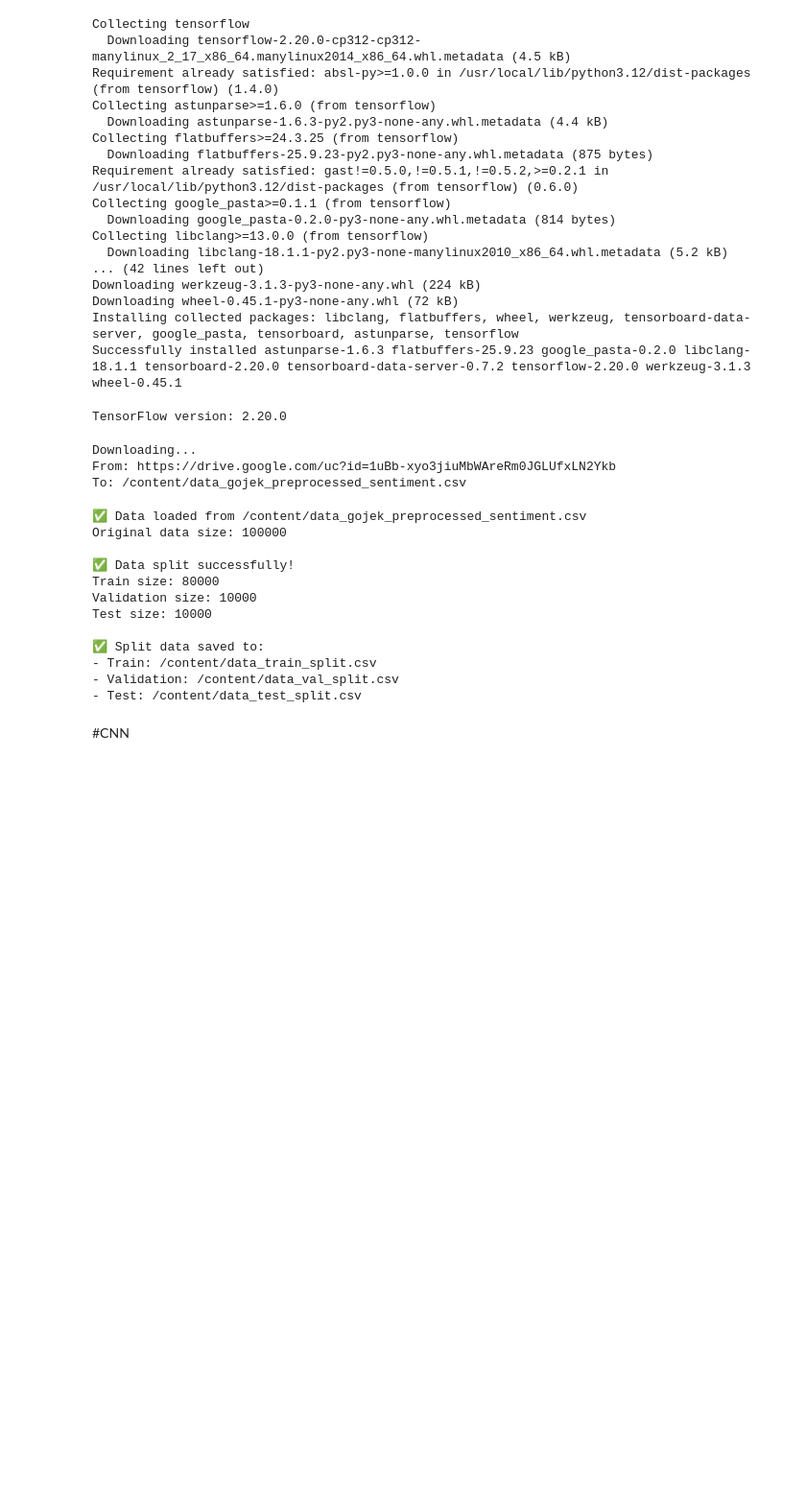
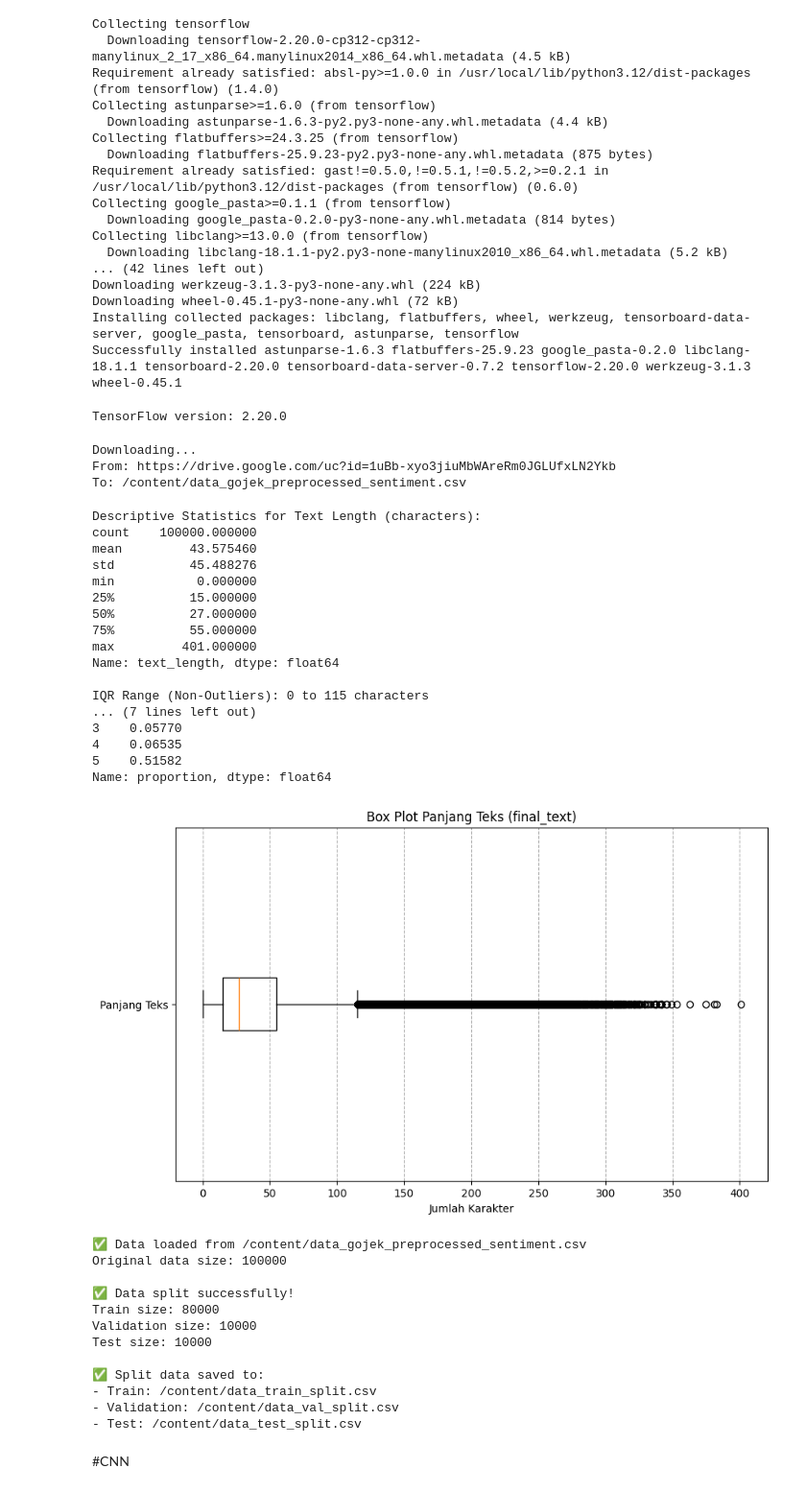
Before and after one commit to keripikkaneboo/bigdata, a Jupyter notebook: Code/Modelling.ipynb, the cells around one changed output. Shown: that part at 96% size. Cells and saved outputs as stored; diff of their text form; code cells hidden in the pictures; blank space fills up the shorter version.

```diff
--- a/Code/Modelling.ipynb
+++ b/Code/Modelling.ipynb
@@ -32,5 +32,56 @@ TensorFlow version: 2.20.0
 Downloading...
 From: https://drive.google.com/uc?id=1uBb-xyo3jiuMbWAreRm0JGLUfxLN2Ykb
 To: /content/data_gojek_preprocessed_sentiment.csv
+# %%
+import pandas as pd
+import matplotlib.pyplot as plt
+import numpy as np
+
+df = pd.read_csv("/content/data_gojek_preprocessed_sentiment.csv")
+df['final_text'] = df['final_text'].fillna('')
+df['text_length'] = df['final_text'].apply(len)
+
+Q1 = df['text_length'].quantile(0.25)
+Q3 = df['text_length'].quantile(0.75)
+IQR = Q3 - Q1
+upper_bound = Q3 + 1.5 * IQR
+lower_bound = Q1 - 1.5 * IQR
+
+print(f"Descriptive Statistics for Text Length (characters):\n{df['text_length'].describe()}")
+print(f"\nIQR Range (Non-Outliers): {max(0, lower_bound):.0f} to {upper_bound:.0f} characters")
+
+outliers_count = df[(df['text_length'] > upper_bound) | (df['text_length'] < lower_bound)].shape[0]
+print(f"Jumlah outliers berdasarkan Box Plot (IQR rule): {outliers_count} ulasan")
+print(f"Persentase outliers: {outliers_count / df.shape[0] * 100:.2f}%")
+
+plt.figure(figsize=(10, 6))
+plt.boxplot(df['text_length'], vert=False)
+plt.title('Box Plot Panjang Teks (final_text)')
+plt.xlabel('Jumlah Karakter')
+plt.yticks([1], ['Panjang Teks'])
+plt.grid(True, axis='x', linestyle='--')
+plt.savefig('text_length_boxplot.png')
+
+print("\nDistribusi Score Rating (1-5):")
+print(df['score'].value_counts(normalize=True).sort_index())
+# %% [output]
+Descriptive Statistics for Text Length (characters):
+count    100000.000000
+mean         43.575460
+std          45.488276
+min           0.000000
+25%          15.000000
+50%          27.000000
+75%          55.000000
+max         401.000000
+Name: text_length, dtype: float64
+
+IQR Range (Non-Outliers): 0 to 115 characters
+... (7 lines left out)
+3    0.05770
+4    0.06535
+5    0.51582
+Name: proportion, dtype: float64
+[figure, added]
 # %%
 # =====================================
```
Also changed, not shown: parts of 31 cells of this notebook.
